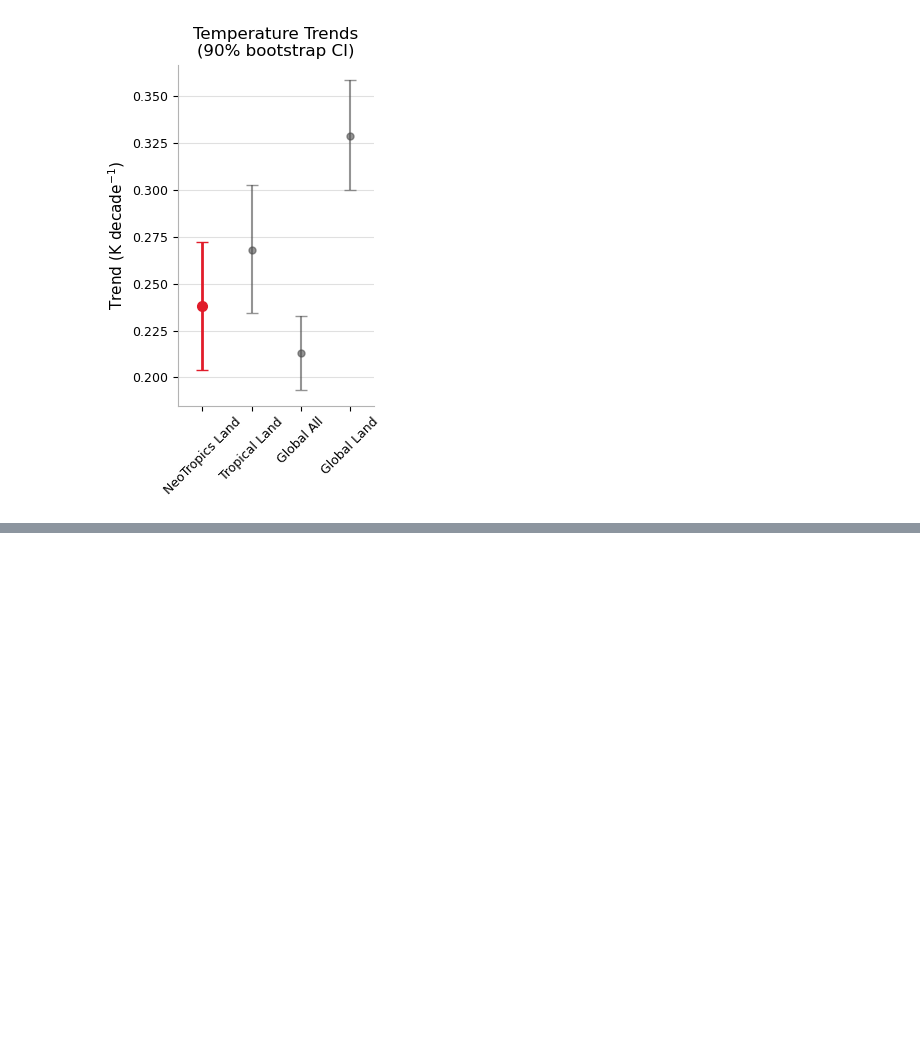
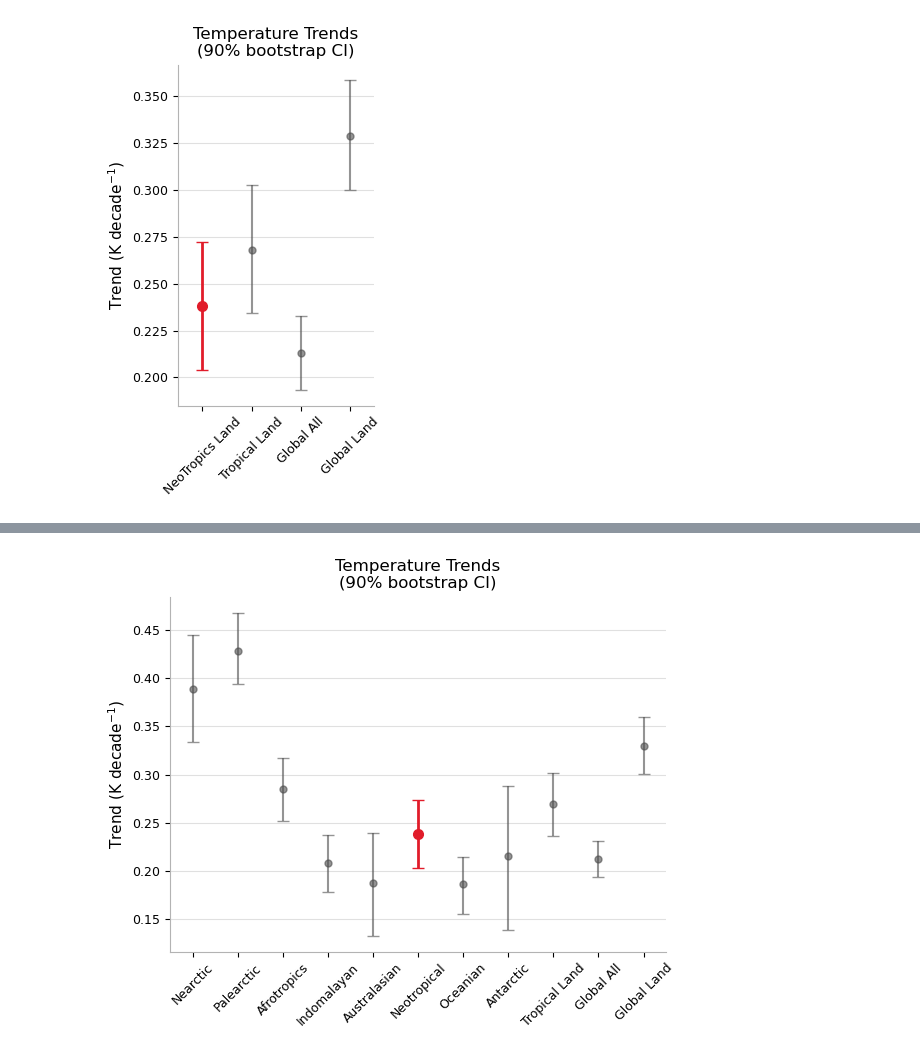
Before and after one commit to chingosa/GMST_Trends_For_Science, a Jupyter notebook: Analysis/TempTrends.ipynb, the cells around one changed output, grey strips where cells are left out. Cells and saved outputs as stored; diff of their text form; code cells hidden in the pictures; blank space fills up the shorter version.

```diff
--- a/Analysis/TempTrends.ipynb
+++ b/Analysis/TempTrends.ipynb
@@ -267,0 +377,50 @@ plt.show()
+# %%
+# nice colors
+COL_GREY = "#4D4D4D"
+COL_LIGHT_GREY = "#B3B3B3"
+COL_RED = "#E11C2A"
+
+fig, ax = plt.subplots(figsize=(6, 5))
+
+for name in trends_BS.keys():
+
+    is_neo = "Neotr" in name
+    color = COL_RED if is_neo else COL_GREY
+    alpha = 1.0 if is_neo else 0.6
+    zorder = 3 if is_neo else 2
+    ms = 7 if is_neo else 5
+    lw = 2 if is_neo else 1.5
+
+    ax.errorbar(
+        name,
+        trends_BS[name],
+        yerr=[[trends_BS[name] - trends_BS_CI_lower[name]], [trends_BS_CI_upper[name] - trends_BS[name]]],
+        fmt="o",
+        color=color,
+        ecolor=color,
+        elinewidth=lw,
+        capsize=4,
+        markersize=ms,
+        alpha=alpha,
+        zorder=zorder,
+    )
+
+# Styling
+ax.set_ylabel("Trend (K decade$^{-1}$)", fontsize=11)
+ax.set_title("Temperature Trends\n(90% bootstrap CI)", fontsize=12)
+
+ax.spines["top"].set_visible(False)
+ax.spines["right"].set_visible(False)
+ax.spines["left"].set_color(COL_LIGHT_GREY)
+ax.spines["bottom"].set_color(COL_LIGHT_GREY)
+
+ax.tick_params(axis="x", rotation=45, labelsize=9)
+ax.tick_params(axis="y", labelsize=9)
+ax.set_xlim(-0.5, len(trends_BS) - 0.5)
+ax.grid(axis="y", color=COL_LIGHT_GREY, linewidth=0.8, alpha=0.4)
+ax.set_axisbelow(True)
+
+plt.tight_layout()
+plt.show()
+# %% [output]
+[figure, added]
```
Also changed, not shown: parts of 5 cells of this notebook.
